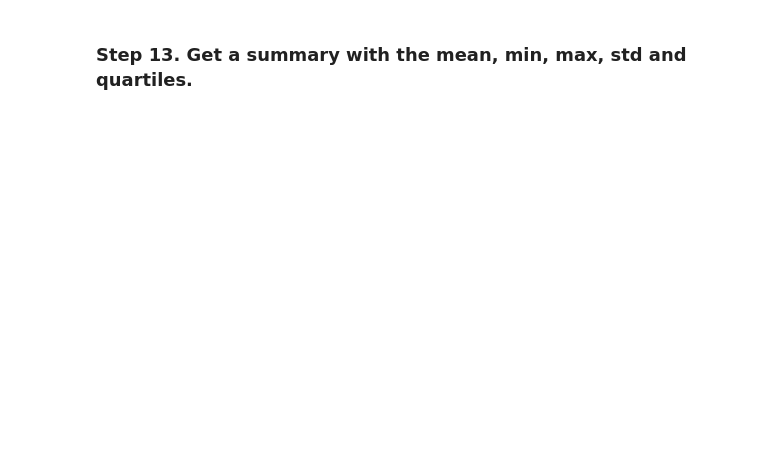
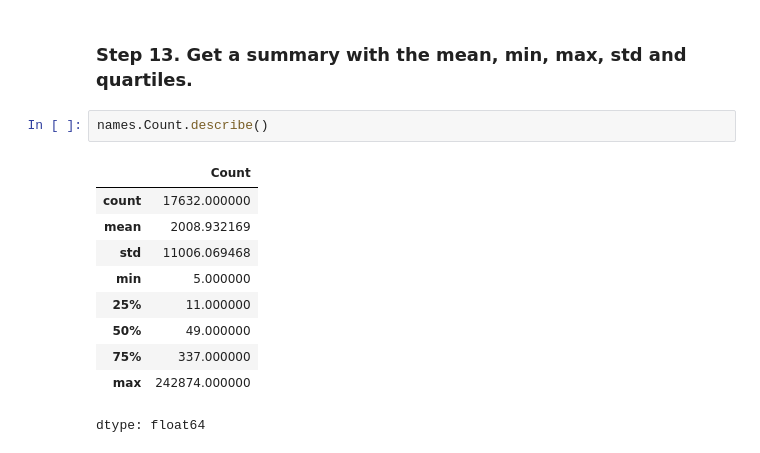
Before and after one commit to omj3424/Python_Programming_Study, a Jupyter notebook: pandas_exercises/06_Stats/US_Baby_Names/Exercises.ipynb, the cells around one changed output. Saved outputs shown, nothing was run; the diff lists cells and outputs as text; blank space fills up the shorter version.

```diff
--- a/pandas_exercises/06_Stats/US_Baby_Names/Exercises.ipynb
+++ b/pandas_exercises/06_Stats/US_Baby_Names/Exercises.ipynb
@@ -124,2 +139,15 @@ baby_names.value_counts('Name').count()
 # %% [markdown]
 ### Step 13. Get a summary with the mean, min, max, std and quartiles.
+# %%
+names.Count.describe()
+# %% [output]
+|  | Count |
+| count | 17632.000000 |
+| mean | 2008.932169 |
+| std | 11006.069468 |
+| min | 5.000000 |
+| 25% | 11.000000 |
+| 50% | 49.000000 |
+| 75% | 337.000000 |
+| max | 242874.000000 |
+dtype: float64
```
Also changed, not shown: parts of 9 cells of this notebook.
